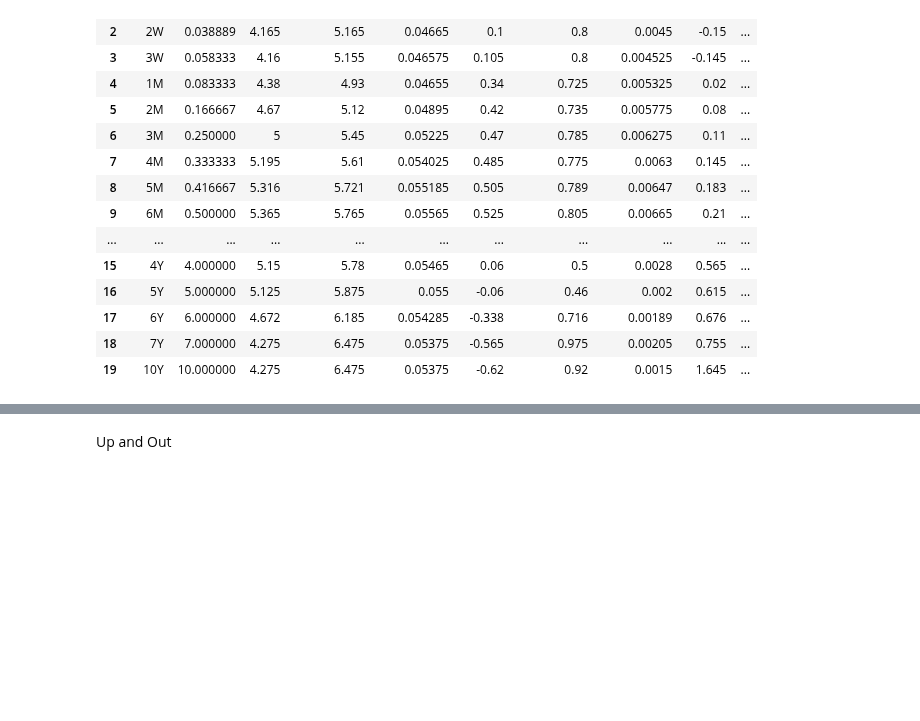
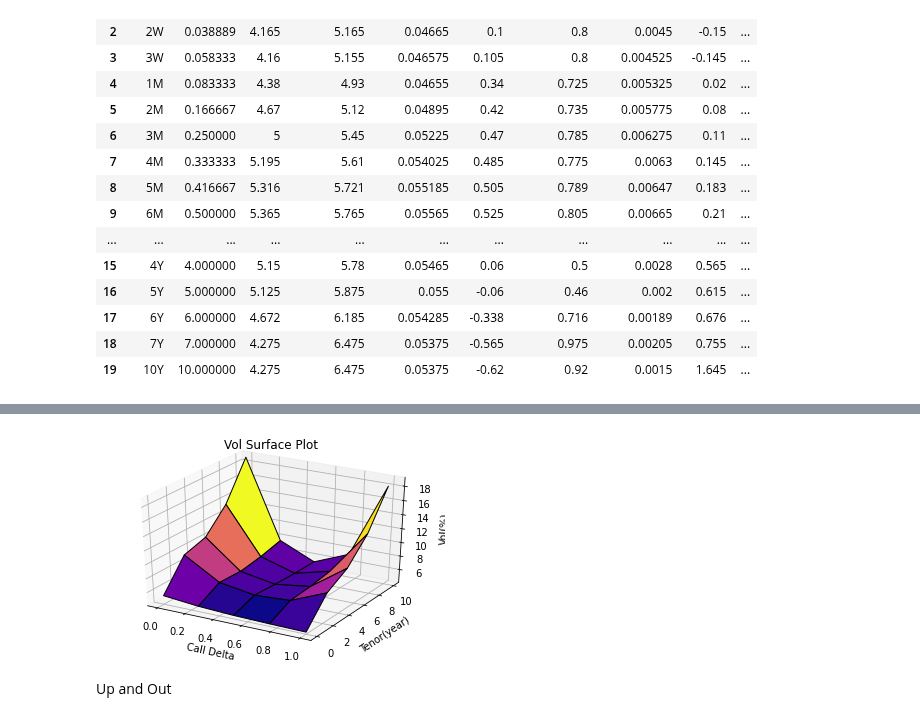
Before and after one commit to shardulburde/Exotic-Options-Pricing, a Jupyter notebook: BarrierOptions.ipynb, the cells around one changed output, grey strips where cells are left out. Saved outputs shown, nothing was run; the diff lists cells and outputs as text; code cells hidden in the pictures; blank space fills up the shorter version.

```diff
--- a/BarrierOptions.ipynb
+++ b/BarrierOptions.ipynb
@@ -45,7 +45,7 @@ def atm(tenor):
     y_points=y_points.append(y, ignore_index = True)
 
   tck = interpolate.splrep(x_points, y_points)
-  return float(interpolate.splev(tenor, tck))
+  return interpolate.splev(tenor, tck)
 
 def rr25d(tenor):
 
@@ -59,7 +59,7 @@ def rr25d(tenor):
     y_points=y_points.append(y, ignore_index = True)
 
   tck = interpolate.splrep(x_points, y_points)
-  return float(interpolate.splev(tenor, tck))
+  return interpolate.splev(tenor, tck)
 
 def fly25d(tenor):
 
@@ -73,7 +73,7 @@ def fly25d(tenor):
     y_points=y_points.append(y, ignore_index = True)
 
   tck = interpolate.splrep(x_points, y_points)
-  return float(interpolate.splev(tenor, tck))
+  return interpolate.splev(tenor, tck)
 
 
 def rr10d(tenor):
@@ -88,7 +88,7 @@ def rr10d(tenor):
     y_points=y_points.append(y, ignore_index = True)
 
   tck = interpolate.splrep(x_points, y_points)
-  return float(interpolate.splev(tenor, tck))
+  return interpolate.splev(tenor, tck)
 
 
 def fly10d(tenor):
@@ -103,7 +103,7 @@ def fly10d(tenor):
     y_points=y_points.append(y, ignore_index = True)
 
   tck = interpolate.splrep(x_points, y_points)
-  return float(interpolate.splev(tenor, tck))
+  return interpolate.splev(tenor, tck)
 # %%
 #Making Call Delta functions that return vol for given tenor from mkt data
 
@@ -143,4 +143,6 @@ def vol(delta,tenor):
   y_points = [y1,y2,y3,y4,y5]
 
   tck = interpolate.splrep(x_points, y_points)
-  return interpolate.splev(delta, tck)
+  return float(interpolate.splev(delta, tck))
+
+vol(0.1,1)
@@ -490,5 +494,37 @@ df
 | 10 | NaN | NaN | NaN | NaN | NaN |
 | 11 | Enter 0 vol if lookup is to be pe... | NaN | NaN | NaN | NaN |
+# %%
+# importing libraries
+from mpl_toolkits import mplot3d
+import numpy as np
+import matplotlib.pyplot as plt
+
+n=5
+z=np.zeros((n,n))
+# defining surface and axes
+x = np.outer(np.linspace(0, 1, n), np.ones(n))
+y = np.outer(np.linspace(0, 10, n), np.ones(n)).T
+
+for i in range(n):
+  for j in range(n):
+    z[i][j] = 100*vol(x[i][0],y[0][j])
+
+fig = plt.figure()
+
+
+# syntax for 3-D plotting
+ax = plt.axes(projection ='3d')
+ax.set_xlabel('Call Delta')
+ax.set_ylabel('Tenor(year)')
+ax.set_zlabel('Vol(%)')
+
+# syntax for plotting
+ax.plot_surface(x, y, z, cmap ='plasma', edgecolor ='black')
+#ax.view_init(00, 30)
+ax.set_title('Vol Surface Plot')
+plt.show()
+# %% [output]
+[figure, added]
 # %% [markdown]
 Up and Out
 # %%
```
Also changed, not shown: parts of 7 cells of this notebook.
